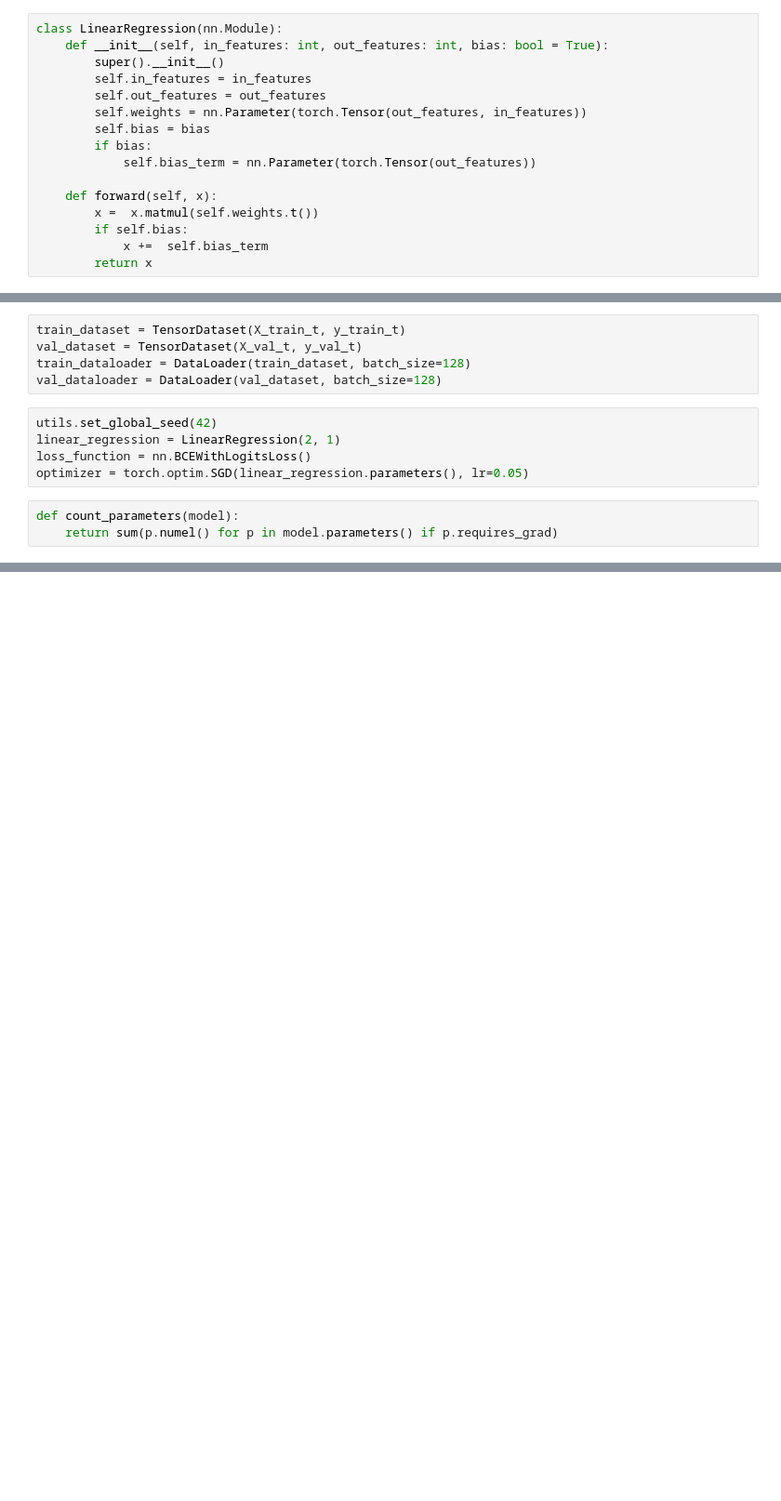
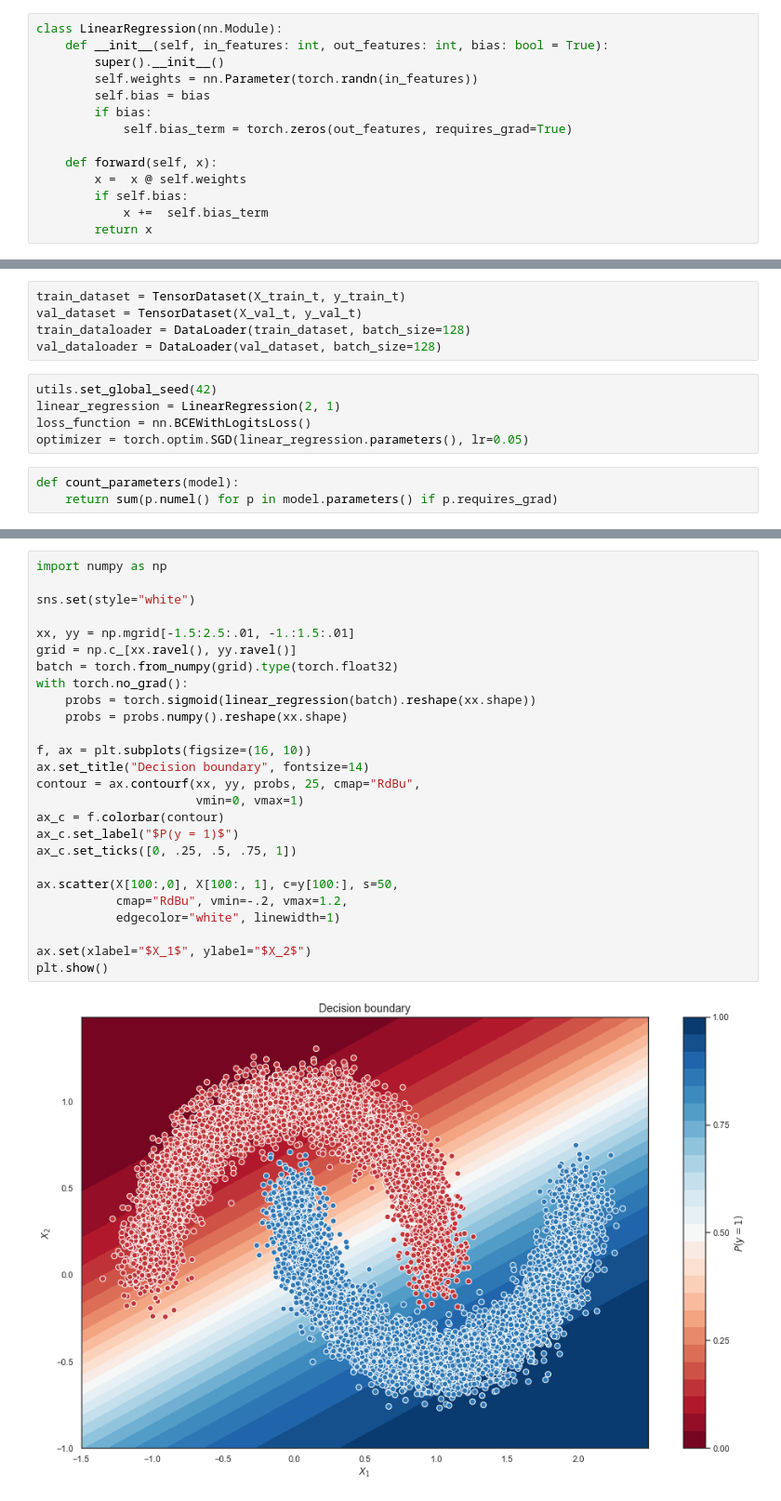
Before and after one commit to dato7898/depp_learning_mfti, a Jupyter notebook: Домашнее задание. Сверточные и полносвязные нейросети/homework.ipynb, the cells around one changed output, grey strips where cells are left out. Shown: that part at 93% size. Saved outputs shown, nothing was run; the diff lists cells and outputs as text; blank space fills up the shorter version.

```diff
--- a/Домашнее задание. Сверточные и полносвязные нейросети/homework.ipynb
+++ b/Домашнее задание. Сверточные и полносвязные нейросети/homework.ipynb
@@ -22,15 +22,13 @@ sns.set(style="darkgrid", font_scale=1.4)
 class LinearRegression(nn.Module):
     def __init__(self, in_features: int, out_features: int, bias: bool = True):
         super().__init__()
-        self.in_features = in_features
-        self.out_features = out_features
-        self.weights = nn.Parameter(torch.Tensor(out_features, in_features))
+        self.weights = nn.Parameter(torch.randn(in_features))
         self.bias = bias
         if bias:
-            self.bias_term = nn.Parameter(torch.Tensor(out_features))
+            self.bias_term = torch.zeros(out_features, requires_grad=True)
 
     def forward(self, x):
-        x =  x.matmul(self.weights.t())
+        x =  x @ self.weights
         if self.bias:
             x +=  self.bias_term
         return x
@@ -69,0 +122,28 @@ count_parameters(linear_regression)
+# %%
+import numpy as np
+
+sns.set(style="white")
+
+xx, yy = np.mgrid[-1.5:2.5:.01, -1.:1.5:.01]
+grid = np.c_[xx.ravel(), yy.ravel()]
+batch = torch.from_numpy(grid).type(torch.float32)
+with torch.no_grad():
+    probs = torch.sigmoid(linear_regression(batch).reshape(xx.shape))
+    probs = probs.numpy().reshape(xx.shape)
+
+f, ax = plt.subplots(figsize=(16, 10))
+ax.set_title("Decision boundary", fontsize=14)
+contour = ax.contourf(xx, yy, probs, 25, cmap="RdBu",
+                      vmin=0, vmax=1)
+ax_c = f.colorbar(contour)
+ax_c.set_label("$P(y = 1)$")
+ax_c.set_ticks([0, .25, .5, .75, 1])
+
+ax.scatter(X[100:,0], X[100:, 1], c=y[100:], s=50,
+           cmap="RdBu", vmin=-.2, vmax=1.2,
+           edgecolor="white", linewidth=1)
+
+ax.set(xlabel="$X_1$", ylabel="$X_2$")
+plt.show()
+# %% [output]
+[figure, added]
```
Also changed, not shown: parts of 8 cells of this notebook, 1 other file.
